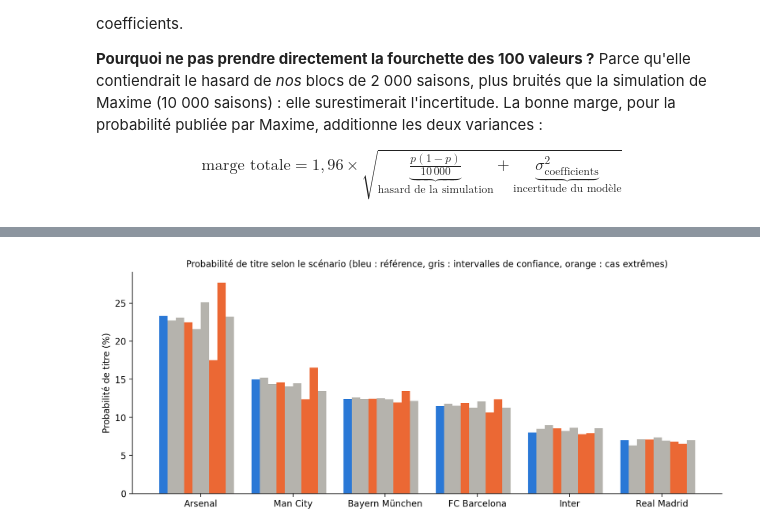
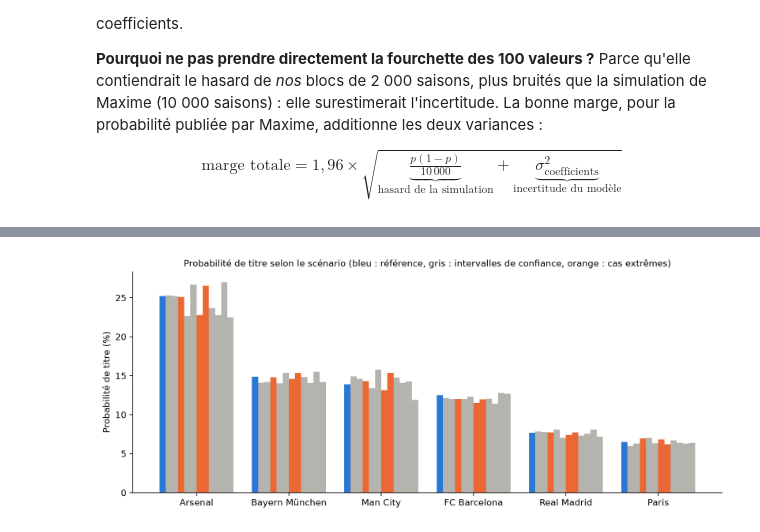
Before and after one commit to moussa197/CHAMPIONS-, a Jupyter notebook: analyse/SIMULATION_INCERTITUDE.ipynb, the cells around one changed output, grey strips where cells are left out. Cells and saved outputs as stored; diff of their text form; code cells hidden in the pictures.

Commit message:
Adaptation de la simulation (Maxime), de l'incertitude (Loan) et de l'appli (Mouhamedou) au modèle v3 ; 5 scores les plus probables dans l'appli

```diff
--- a/analyse/SIMULATION_INCERTITUDE.ipynb
+++ b/analyse/SIMULATION_INCERTITUDE.ipynb
@@ -40,7 +42,7 @@ GRAINE = 2026                 # même graine que SIMULATION_2026
 N_TIRAGES = 100               # jeux de coefficients tirés au hasard
 N_SAISONS_PAR_TIRAGE = 2_000  # saisons simulées pour chaque jeu de coefficients
 N_SENSIBILITE = 10_000        # saisons par scénario de sensibilité
-COEFS = ['intercept', 'coef_ecart_100', 'coef_terrain', 'coef_nouveau_format']
+COEFS = ['intercept', 'coef_ecart_100', 'coef_terrain', 'coef_force_ad', 'coef_valeur_recente', 'coef_nouveau_format']
 
 # Le moteur de Maxime : on exécute ses cellules de définitions, sans les recopier ni les modifier
 source = json.loads(Path('SIMULATION_2026.ipynb').read_text(encoding='utf-8'))
@@ -58,7 +60,10 @@ calendrier = pd.read_csv('../output/calendrier_2026.csv', parse_dates=['date'],
 elos = pd.read_csv('../output/elo_participants_2026.csv', encoding='utf-8-sig')
 clubs = calendrier[['club_id', 'nom_uefa']].drop_duplicates().sort_values('club_id').reset_index(drop=True)
 elo_initial = clubs['club_id'].map(elos.set_index('club_id')['elo_complet']).to_numpy(float)
-cal_2026 = preparer_calendrier(calendrier.loc[calendrier['lieu'].eq('domicile')], clubs)
+# Forces d'attaque/défense et valeur des joueurs récents (v2_forces), dans l'ordre de clubs, comme chez Maxime
+forces = pd.read_csv('../output/forces_participants_2026.csv', encoding='utf-8-sig').set_index('club_id').loc[clubs['club_id']]
+forces_initiales = np.vstack([forces['attaque'], forces['defense'], np.log(forces['valeur_recente_eur'])]).astype(float)
+cal_2026 = preparer_calendrier(calendrier.loc[calendrier['lieu'].eq('domicile')], clubs, forces_initiales)
 assert len(clubs) == 36 and np.isfinite(elo_initial).all()
 print(f"Moteur chargé : {len(cellules)} cellules de SIMULATION_2026 | {len(cal_2026['affiches'])} matchs | 36 clubs")
 print("Coefficients du modèle :", {k: round(p[k], 4) for k in COEFS})
@@ -276,6 +294,9 @@ scenarios = {
     'Elo : −25 % (stress)': {'coef_ecart_100': 0.75 * p['coef_ecart_100']},
     'Elo : +25 % (stress)': {'coef_ecart_100': 1.25 * p['coef_ecart_100']},
     'sans le nouveau format': {'coef_nouveau_format': 0.0},
+    'forces : borne basse de l\'IC': {'coef_force_ad': ic['coef_force_ad'][0]},
+    'forces : borne haute de l\'IC': {'coef_force_ad': ic['coef_force_ad'][1]},
+    'sans la valeur des joueurs récents': {'coef_valeur_recente': 0.0},
 }
 debut = time.perf_counter()
 # Même graine pour tous les scénarios : seules les différences de coefficient changent les résultats
@@ -312,19 +336,19 @@ sans le nouveau format         Arsenal, Man City, Bayern München
 # %%
 # Graphique : probabilité de titre des 6 favoris selon le scénario
 favoris = list(ordre_ref[:6])
 fig, ax = plt.subplots(figsize=(10, 4.2))
-largeur = 0.09
+largeur = 0.8 / len(scenarios)
 for i, s in enumerate(scenarios):
     couleur = BLEU if s == 'référence' else (ORANGE if 'stress' in s or 'aucun' in s else GRIS)
-    ax.bar(np.arange(len(favoris)) + (i - len(scenarios) / 2) * largeur, titres.loc[favoris, s], largeur, color=couleur)
+    ax.bar(np.arange(len(favoris)) + (i - (len(scenarios) - 1) / 2) * largeur, titres.loc[favoris, s], largeur, color=couleur)
 ax.set_xticks(np.arange(len(favoris)), favoris)
 ax.set_ylabel('Probabilité de titre (%)')
 ax.set_title('Probabilité de titre selon le scénario (bleu : référence, gris : intervalles de confiance, orange : cas extrêmes)', fontsize=10)
 ax.spines[['top', 'right']].set_visible(False)
 plt.tight_layout()
 plt.show()
 # %% [output]
-[figure, old version]
+[figure, new version]
 # %% [markdown]
 **Lecture :**
 
```
Also changed, not shown: parts of 17 cells of this notebook, 5 other files.
